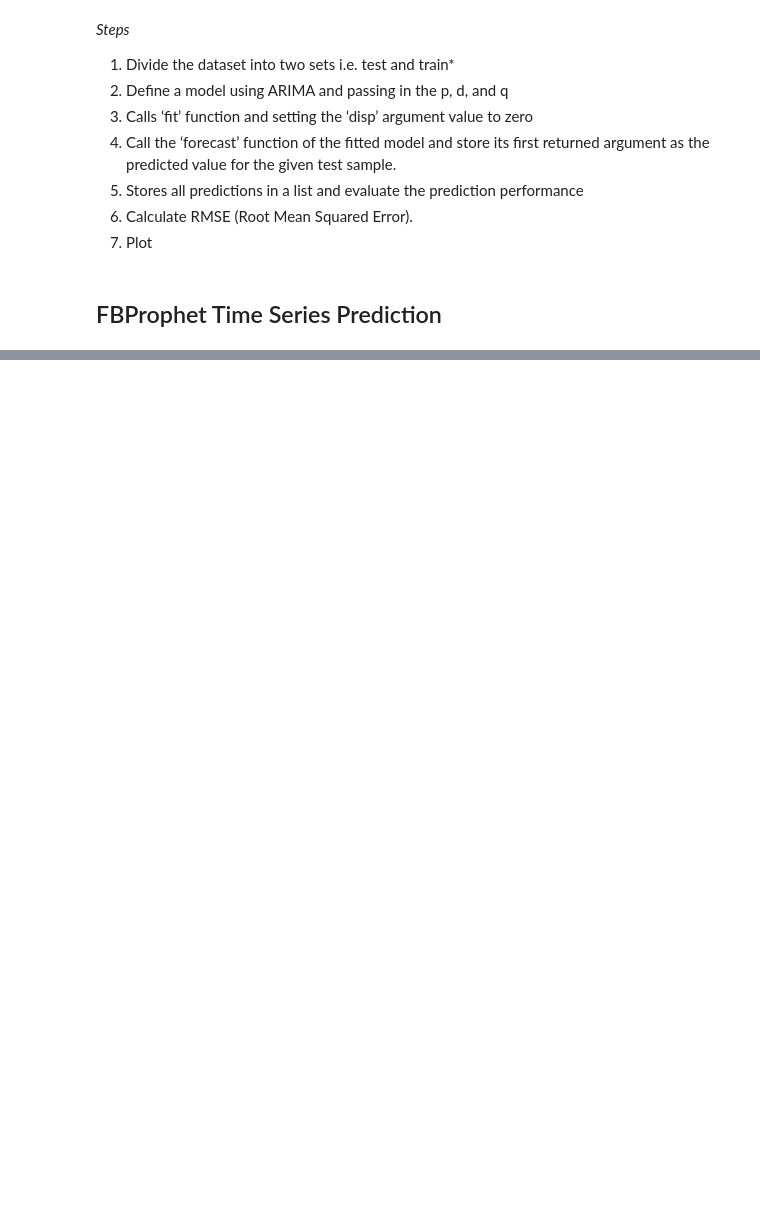
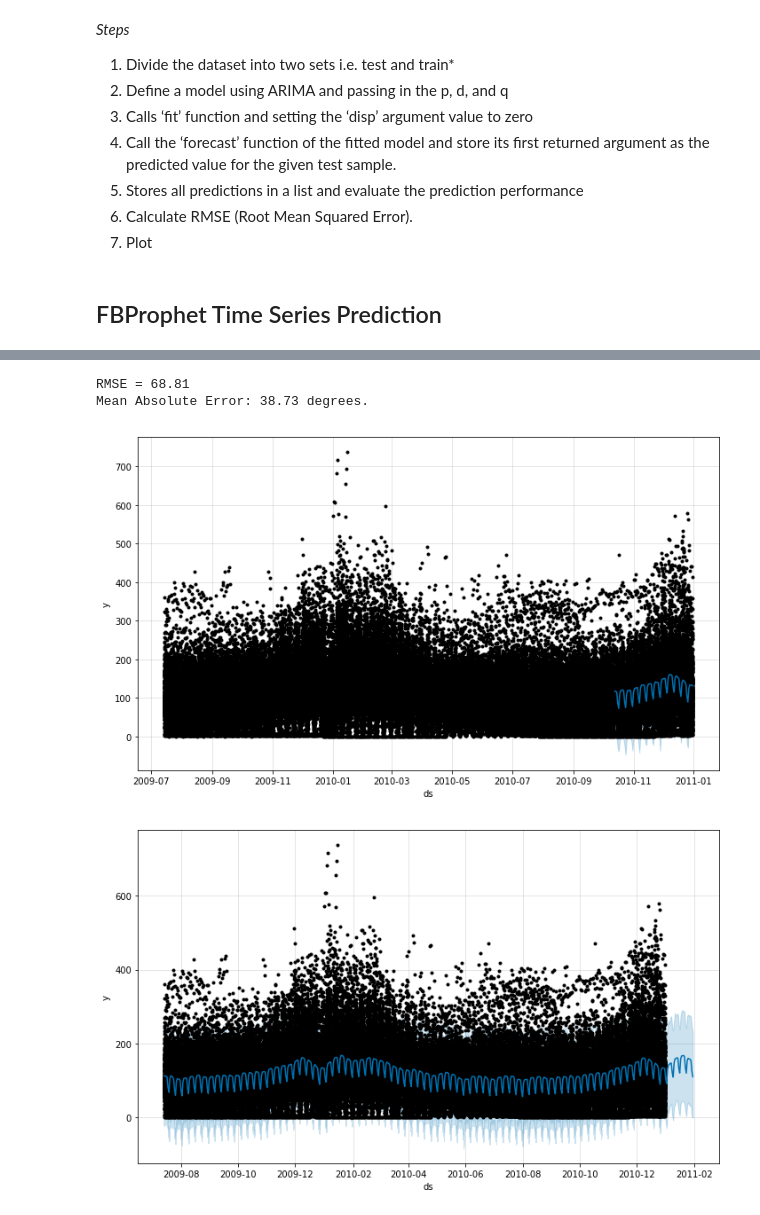
Before and after one commit to dhimanak/Nullpointers-Load_Clusters, a Jupyter notebook: Load_Clusters.ipynb, the cells around one changed output, grey strips where cells are left out. Cells and saved outputs as stored; diff of their text form; code cells hidden in the pictures; blank space fills up the shorter version.

```diff
--- a/Load_Clusters.ipynb
+++ b/Load_Clusters.ipynb
@@ -735,0 +684,11 @@ Test RMSE: 146.223
+# %%
+# This is to make last 80 days as test dataset and rest as train dataset
+size = len(dfUserGroupClus4) - 80
+train4, test4 = dfUserGroupClus4[0:size], dfUserGroupClus4[size:]
+# %%
+timeseriesPredictFbProphet(train4,test4)
+# %% [output]
+RMSE = 68.81
+Mean Absolute Error: 38.73 degrees.
+[figure, added]
+[figure, added]
```
Also changed, not shown: parts of 64 cells of this notebook.
